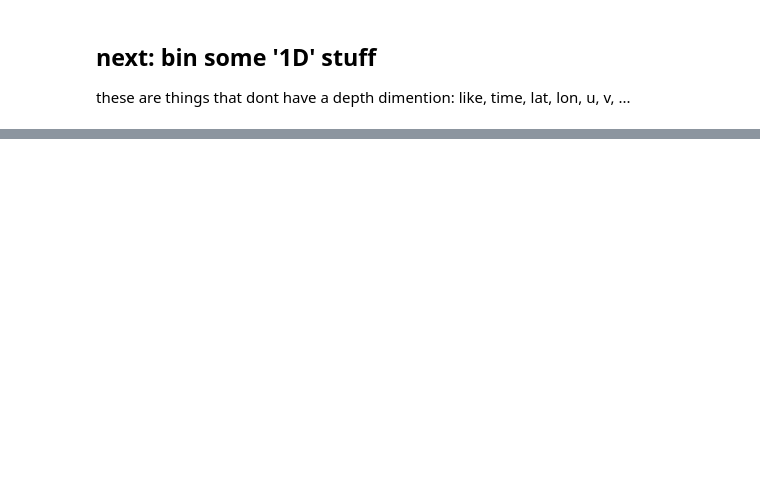
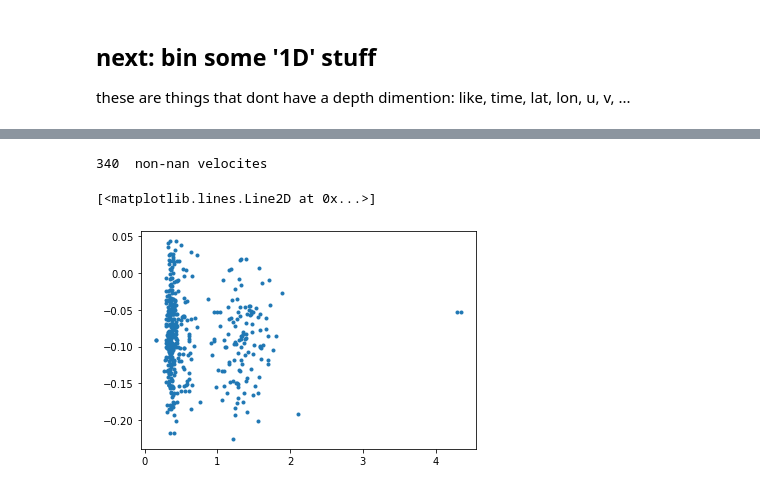
Before and after one commit to rucool/IOO_masters2020, a Jupyter notebook: erddap_glider_gridding.ipynb, the cells around one changed output, grey strips where cells are left out. Drawn from its saved outputs; the diff is of its cells as text; code cells hidden in the pictures; blank space fills up the shorter version.

```diff
--- a/erddap_glider_gridding.ipynb
+++ b/erddap_glider_gridding.ipynb
@@ -183,0 +185,10 @@ plt.plot( d1['longitude'], d1['latitude'],'.' )
+# %%
+# how many non-nan u and v's?
+# this is confusing
+print( np.count_nonzero( ~np.isnan(d1['v']) ) , ' non-nan velocites')
+
+plt.plot(interpd.values, ds.u.values, '.')
+# %% [output]
+340  non-nan velocites
+[<matplotlib.lines.Line2D at 0x...>]
+[figure, added]
```
Also changed, not shown: parts of 16 cells of this notebook.
